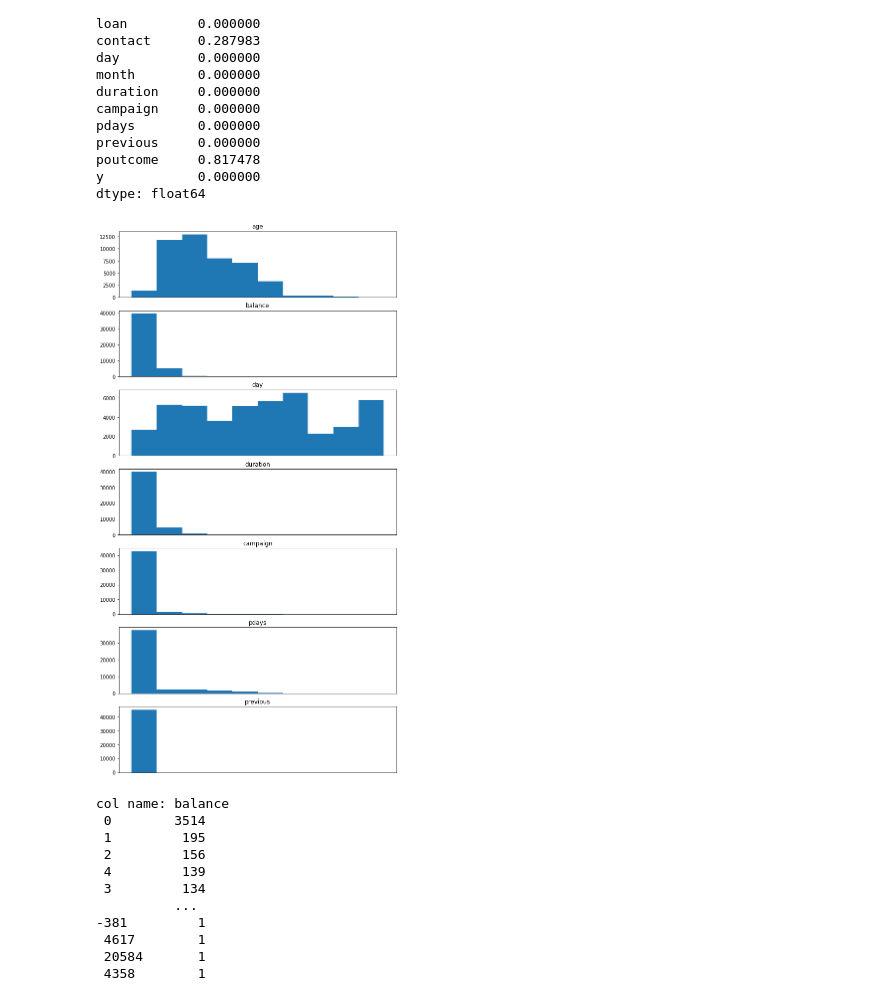
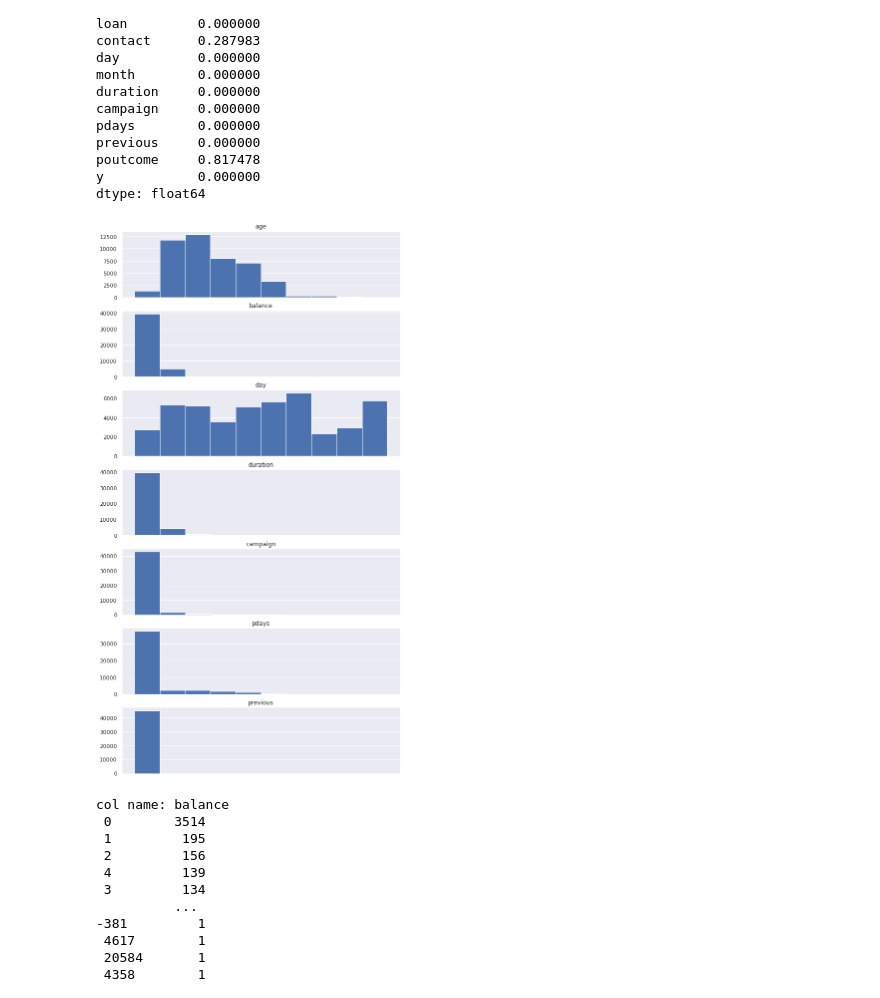
Before and after one commit to AdamMcCloskey381/machine-learning, a Jupyter notebook: RFC_PNP_bankdata.ipynb, the cells around one changed output. Cells and saved outputs as stored; diff of their text form; code cells hidden in the pictures.

```diff
--- a/RFC_PNP_bankdata.ipynb
+++ b/RFC_PNP_bankdata.ipynb
@@ -41,21 +43,24 @@ dtype: float64
 df = df.drop(columns = ['contact', 'poutcome'])
 # %%
 """analysis of distribution of numerical variables"""
+
+register_matplotlib_converters()
+sns.set()
 
 figure, axis = plt.subplots(7, 1)
 
 figure.set_figheight(20)
 figure.set_figwidth(10)
 
 df_int = df.select_dtypes(include = "int64")
 df_int_columns = df_int.columns.tolist()
 
 for col in df_int_columns:
   axis[df_int_columns.index(col)].hist(df[col])
   axis[df_int_columns.index(col)].set_title(str(col))
   axis[df_int_columns.index(col)].set_xticks([])
 # %% [output]
-[figure, old version]
+[figure, new version]
 # %%
 """closer inspection of distribution of numerical variables"""
 
```
Also changed, not shown: parts of 1 cell of this notebook.
